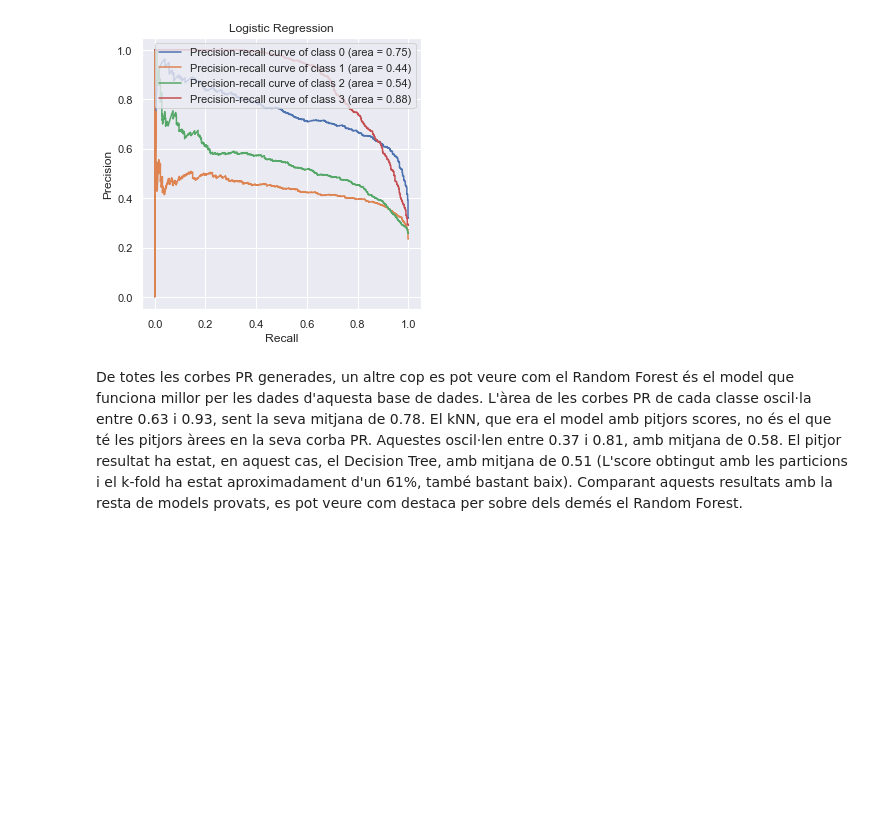
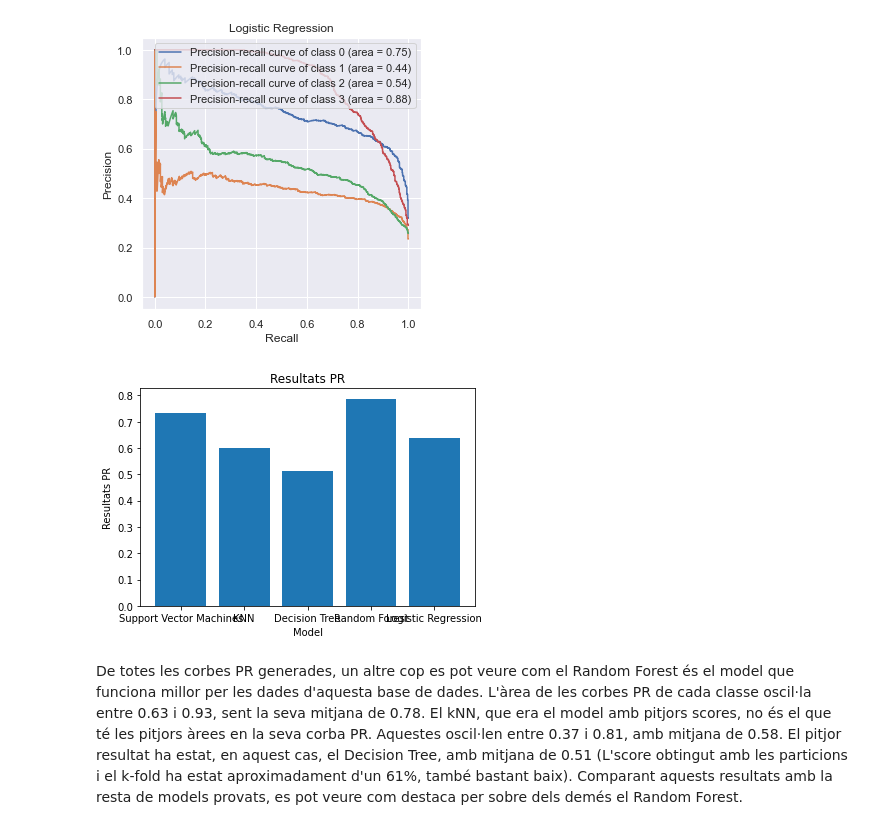
Before and after one commit to alvarocho01/Cas_Kaggle, a Jupyter notebook: notebooks/Cas Kaggle.ipynb, the cells around one changed output. Drawn from its saved outputs; the diff is of its cells as text; code cells hidden in the pictures; blank space fills up the shorter version.

Commit message:
grafiques resultat corbes + notebook

```diff
--- a/notebooks/Cas Kaggle.ipynb
+++ b/notebooks/Cas Kaggle.ipynb
@@ -259,6 +259,15 @@ for i,model in enumerate(models):
 [figure]
 [figure]
 [figure]
+# %%
+resultats_pr = [0.7325, 0.6, 0.5125, 0.7875, 0.6375]
+plt.bar(nom_models, resultats_pr)
+plt.xlabel("Model")
+plt.ylabel("Resultats PR")
+plt.title("Resultats PR")
+plt.show()
+# %% [output]
+[figure, added]
 # %% [markdown]
 De totes les corbes PR generades, un altre cop es pot veure com el Random Forest és el model que funciona millor per les dades d'aquesta base de dades. L'àrea de les corbes PR de cada classe oscil·la entre 0.63 i 0.93, sent la seva mitjana de 0.78.
 El kNN, que era el model amb pitjors scores, no és el que té les pitjors àrees en la seva corba PR. Aquestes oscil·len entre 0.37 i 0.81, amb mitjana de 0.58. El pitjor resultat ha estat, en aquest cas, el Decision Tree, amb mitjana de 0.51 (L'score obtingut amb les particions i el k-fold ha estat aproximadament d'un 61%, també bastant baix).
```
Also changed, not shown: parts of 1 cell of this notebook, 3 other files.
